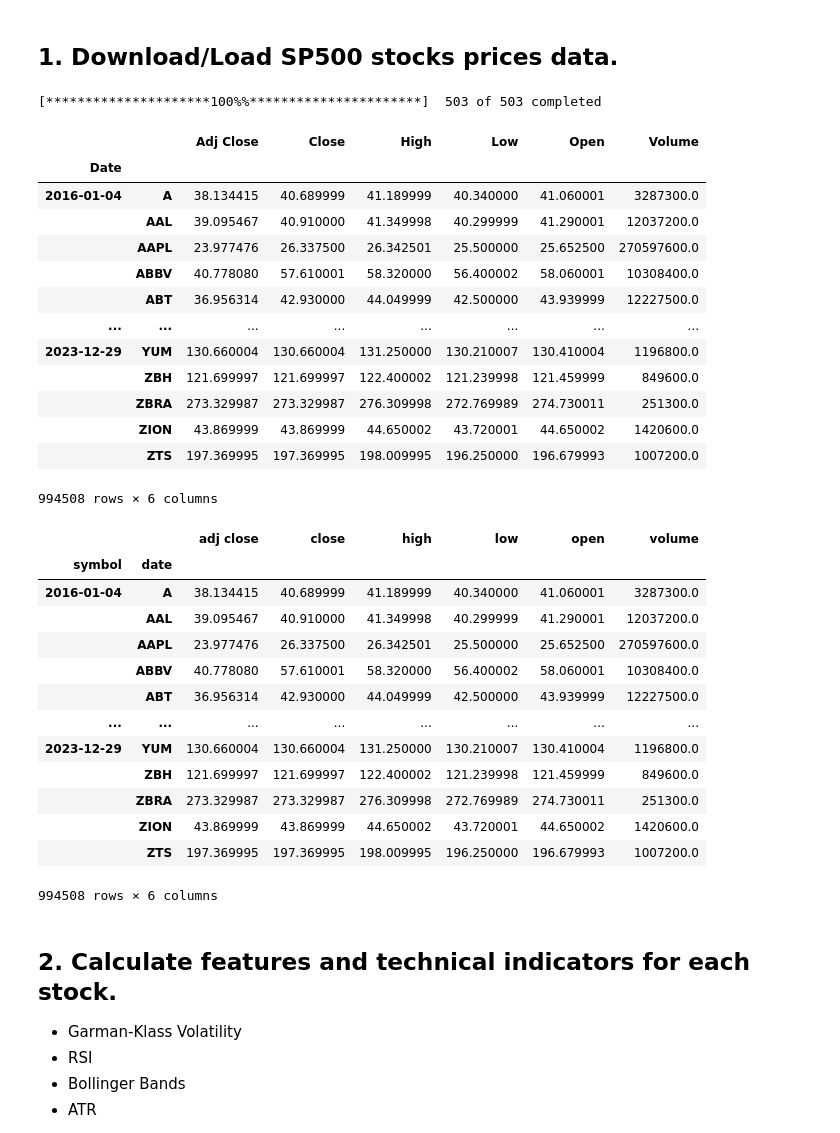
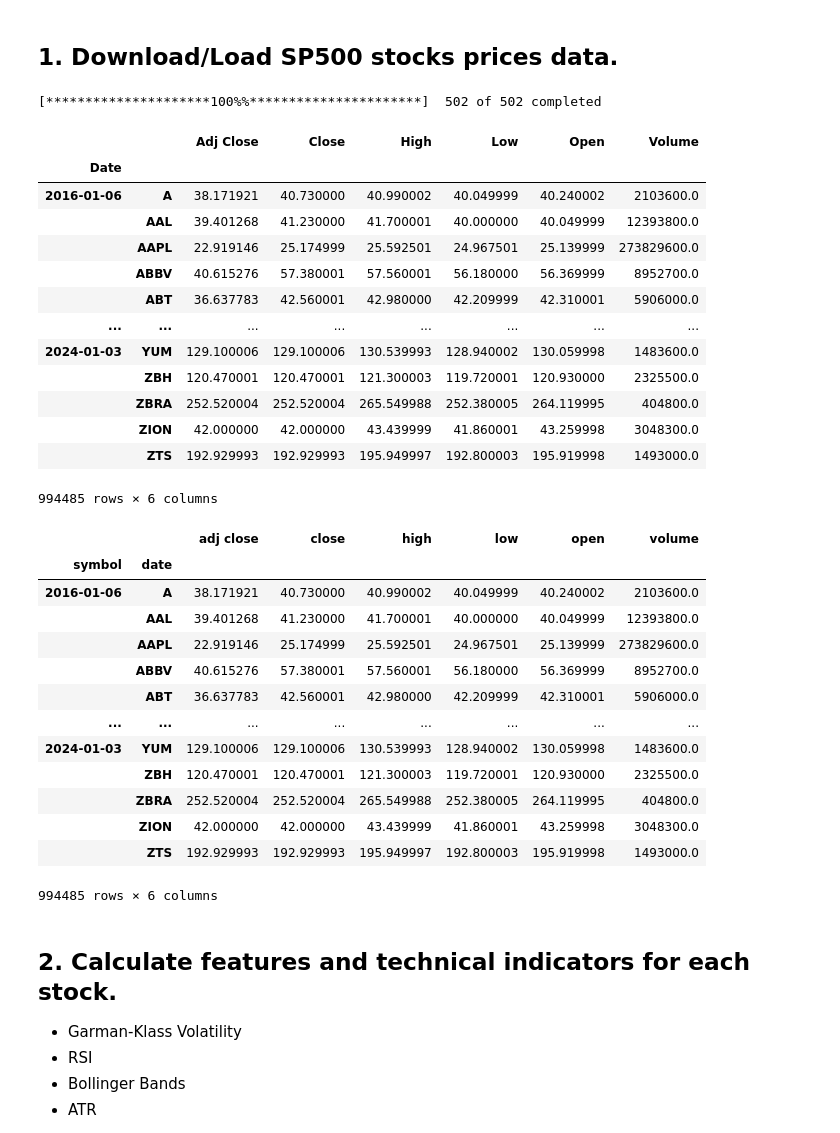
Before and after one commit to phytal/algorithmic-trading-python, a Jupyter notebook: unsupervised_learning.ipynb, the cells around one changed output. Drawn from its saved outputs; the diff is of its cells as text; code cells hidden in the pictures.

```diff
--- a/unsupervised_learning.ipynb
+++ b/unsupervised_learning.ipynb
@@ -28,39 +28,41 @@ warnings.filterwarnings('ignore')
 # %%
 sp500 = pd.read_html('https://en.wikipedia.org/wiki/List_of_S%26P_500_companies')[0]
 sp500['Symbol'] = sp500['Symbol'].str.replace('.', '-')
 symbols_list = sp500['Symbol'].unique().tolist()
 
+symbols_list.remove('VLTO')
+
 symbols_string = " ".join(str(element) for element in symbols_list)
 tickers = yf.Tickers(symbols_string)
 
-end_date = '2024-01-01'
+end_date = '2024-01-04'
 start_date = pd.to_datetime(end_date)-pd.DateOffset(365*8)
 
 # tickers = Ticker(symbols_string, asynchronous=True)
 
 # Default period = ytd, interval = 1d
 
 df = yf.download(tickers=symbols_list,
                  start=start_date,
                  end=end_date).stack()
 
 df
 # %% [output]
-[*********************100%%**********************]  503 of 503 completed
+[*********************100%%**********************]  502 of 502 completed
 |  |  | Adj Close | Close | High | Low | Open | Volume |
 | Date |  |  |  |  |  |  |  |
-| 2016-01-04 | A | 38.134415 | 40.689999 | 41.189999 | 40.340000 | 41.060001 | 3287300.0 |
-|  | AAL | 39.095467 | 40.910000 | 41.349998 | 40.299999 | 41.290001 | 12037200.0 |
-|  | AAPL | 23.977476 | 26.337500 | 26.342501 | 25.500000 | 25.652500 | 270597600.0 |
-|  | ABBV | 40.778080 | 57.610001 | 58.320000 | 56.400002 | 58.060001 | 10308400.0 |
-|  | ABT | 36.956314 | 42.930000 | 44.049999 | 42.500000 | 43.939999 | 12227500.0 |
+| 2016-01-06 | A | 38.171921 | 40.730000 | 40.990002 | 40.049999 | 40.240002 | 2103600.0 |
+|  | AAL | 39.401268 | 41.230000 | 41.700001 | 40.000000 | 40.049999 | 12393800.0 |
+|  | AAPL | 22.919146 | 25.174999 | 25.592501 | 24.967501 | 25.139999 | 273829600.0 |
+|  | ABBV | 40.615276 | 57.380001 | 57.560001 | 56.180000 | 56.369999 | 8952700.0 |
+|  | ABT | 36.637783 | 42.560001 | 42.980000 | 42.209999 | 42.310001 | 5906000.0 |
 | ... | ... | ... | ... | ... | ... | ... | ... |
-| 2023-12-29 | YUM | 130.660004 | 130.660004 | 131.250000 | 130.210007 | 130.410004 | 1196800.0 |
-|  | ZBH | 121.699997 | 121.699997 | 122.400002 | 121.239998 | 121.459999 | 849600.0 |
-|  | ZBRA | 273.329987 | 273.329987 | 276.309998 | 272.769989 | 274.730011 | 251300.0 |
-|  | ZION | 43.869999 | 43.869999 | 44.650002 | 43.720001 | 44.650002 | 1420600.0 |
-|  | ZTS | 197.369995 | 197.369995 | 198.009995 | 196.250000 | 196.679993 | 1007200.0 |
+| 2024-01-03 | YUM | 129.100006 | 129.100006 | 130.539993 | 128.940002 | 130.059998 | 1483600.0 |
+|  | ZBH | 120.470001 | 120.470001 | 121.300003 | 119.720001 | 120.930000 | 2325500.0 |
+|  | ZBRA | 252.520004 | 252.520004 | 265.549988 | 252.380005 | 264.119995 | 404800.0 |
+|  | ZION | 42.000000 | 42.000000 | 43.439999 | 41.860001 | 43.259998 | 3048300.0 |
+|  | ZTS | 192.929993 | 192.929993 | 195.949997 | 192.800003 | 195.919998 | 1493000.0 |
-994508 rows × 6 columns
+994485 rows × 6 columns
 # %%
 df.index.names = ['symbol', 'date']
 df.columns = df.columns.str.lower()
@@ -69,18 +71,18 @@ df
 # %% [output]
 |  |  | adj close | close | high | low | open | volume |
 | symbol | date |  |  |  |  |  |  |
-| 2016-01-04 | A | 38.134415 | 40.689999 | 41.189999 | 40.340000 | 41.060001 | 3287300.0 |
-|  | AAL | 39.095467 | 40.910000 | 41.349998 | 40.299999 | 41.290001 | 12037200.0 |
-|  | AAPL | 23.977476 | 26.337500 | 26.342501 | 25.500000 | 25.652500 | 270597600.0 |
-|  | ABBV | 40.778080 | 57.610001 | 58.320000 | 56.400002 | 58.060001 | 10308400.0 |
-|  | ABT | 36.956314 | 42.930000 | 44.049999 | 42.500000 | 43.939999 | 12227500.0 |
+| 2016-01-06 | A | 38.171921 | 40.730000 | 40.990002 | 40.049999 | 40.240002 | 2103600.0 |
+|  | AAL | 39.401268 | 41.230000 | 41.700001 | 40.000000 | 40.049999 | 12393800.0 |
+|  | AAPL | 22.919146 | 25.174999 | 25.592501 | 24.967501 | 25.139999 | 273829600.0 |
+|  | ABBV | 40.615276 | 57.380001 | 57.560001 | 56.180000 | 56.369999 | 8952700.0 |
+|  | ABT | 36.637783 | 42.560001 | 42.980000 | 42.209999 | 42.310001 | 5906000.0 |
 | ... | ... | ... | ... | ... | ... | ... | ... |
-| 2023-12-29 | YUM | 130.660004 | 130.660004 | 131.250000 | 130.210007 | 130.410004 | 1196800.0 |
-|  | ZBH | 121.699997 | 121.699997 | 122.400002 | 121.239998 | 121.459999 | 849600.0 |
-|  | ZBRA | 273.329987 | 273.329987 | 276.309998 | 272.769989 | 274.730011 | 251300.0 |
-|  | ZION | 43.869999 | 43.869999 | 44.650002 | 43.720001 | 44.650002 | 1420600.0 |
-|  | ZTS | 197.369995 | 197.369995 | 198.009995 | 196.250000 | 196.679993 | 1007200.0 |
+| 2024-01-03 | YUM | 129.100006 | 129.100006 | 130.539993 | 128.940002 | 130.059998 | 1483600.0 |
+|  | ZBH | 120.470001 | 120.470001 | 121.300003 | 119.720001 | 120.930000 | 2325500.0 |
+|  | ZBRA | 252.520004 | 252.520004 | 265.549988 | 252.380005 | 264.119995 | 404800.0 |
+|  | ZION | 42.000000 | 42.000000 | 43.439999 | 41.860001 | 43.259998 | 3048300.0 |
+|  | ZTS | 192.929993 | 192.929993 | 195.949997 | 192.800003 | 195.919998 | 1493000.0 |
-994508 rows × 6 columns
+994485 rows × 6 columns
 # %% [markdown]
 ## 2. Calculate features and technical indicators for each stock.
 
```
Also changed, not shown: parts of 10 cells of this notebook, 4 other files.
